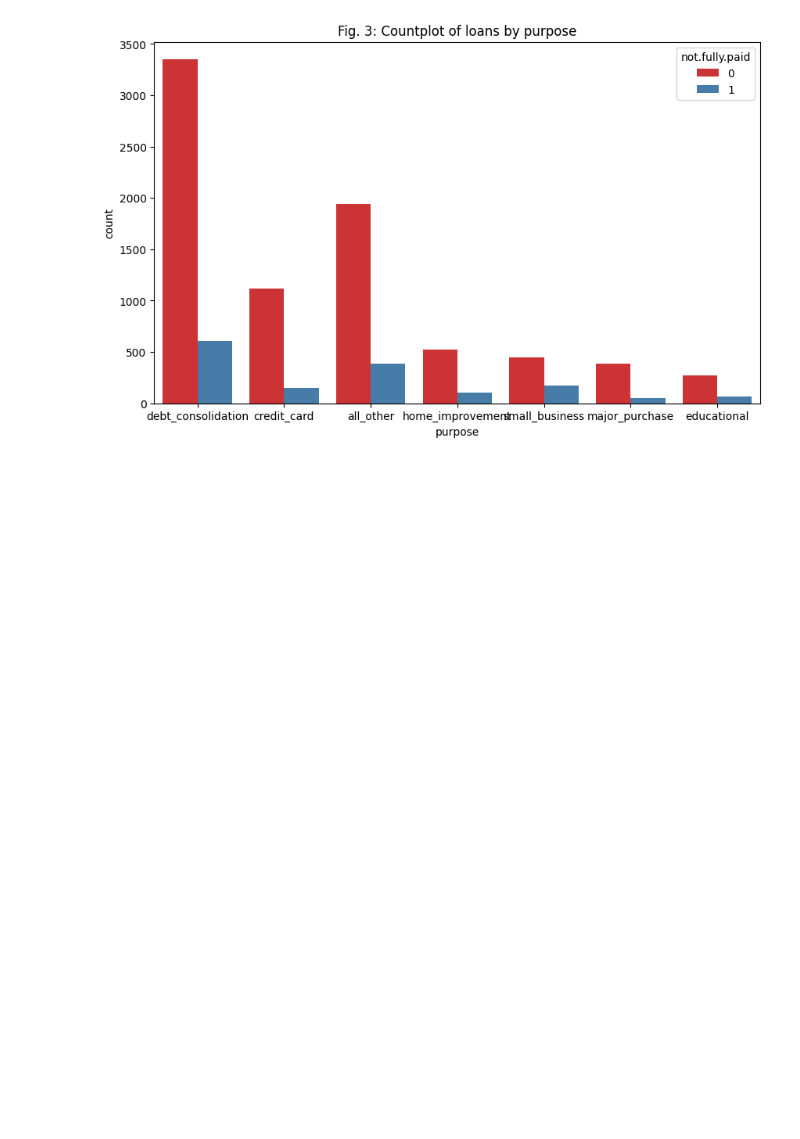
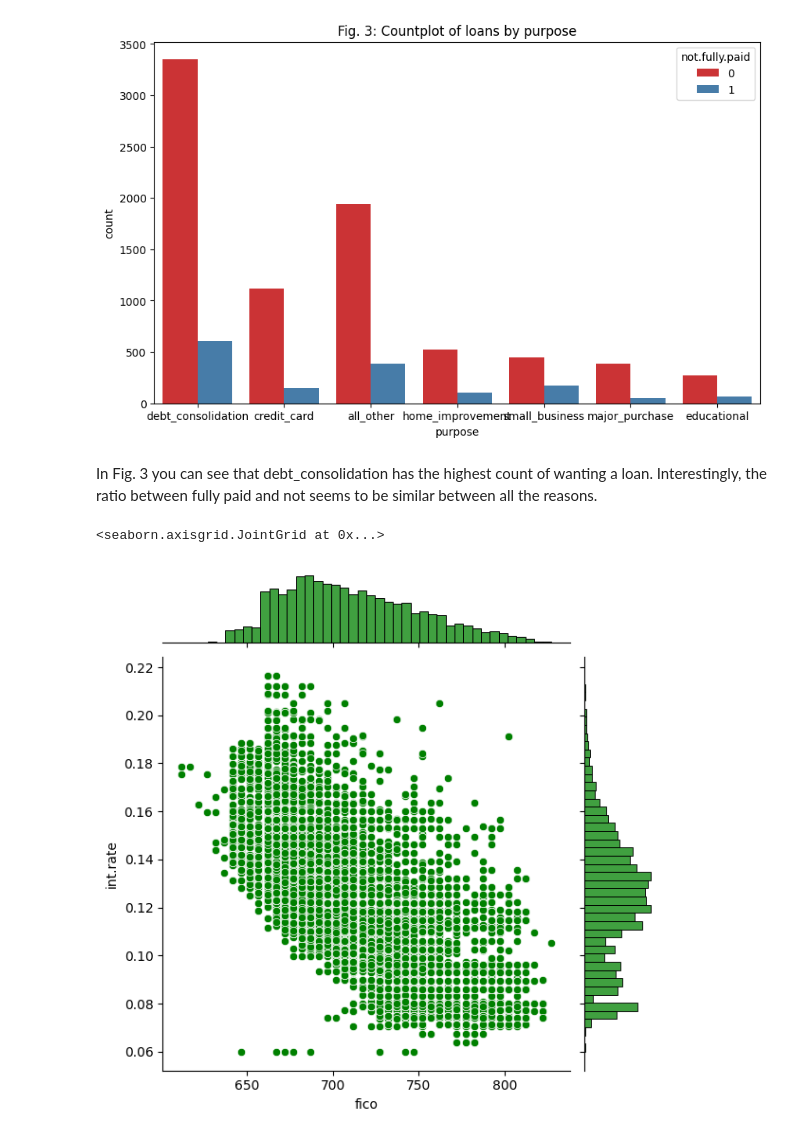
Before and after one commit to lostconnectionhere/machinelearning, a Jupyter notebook: decision_trees/loandata_decisionTreesRandomForest.ipynb, the cells around one changed output. Saved outputs shown, nothing was run; the diff lists cells and outputs as text; code cells hidden in the pictures; blank space fills up the shorter version.

Commit message:
added more visualisations

```diff
--- a/decision_trees/loandata_decisionTreesRandomForest.ipynb
+++ b/decision_trees/loandata_decisionTreesRandomForest.ipynb
@@ -109,3 +109,10 @@ plt.title('Fig. 3: Countplot of loans by purpose')
 # %% [output]
 Text(0.5, 1.0, 'Fig. 3: Countplot of loans by purpose')
 [figure]
+# %% [markdown]
+In Fig. 3 you can see that debt_consolidation has the highest count of wanting a loan. Interestingly, the ratio between fully paid and not seems to be similar between all the reasons.
+# %%
+sns.jointplot(x='fico',y='int.rate', data=df, color='green')
+# %% [output]
+<seaborn.axisgrid.JointGrid at 0x...>
+[figure, added]
```
Also changed, not shown: parts of 3 cells of this notebook.
